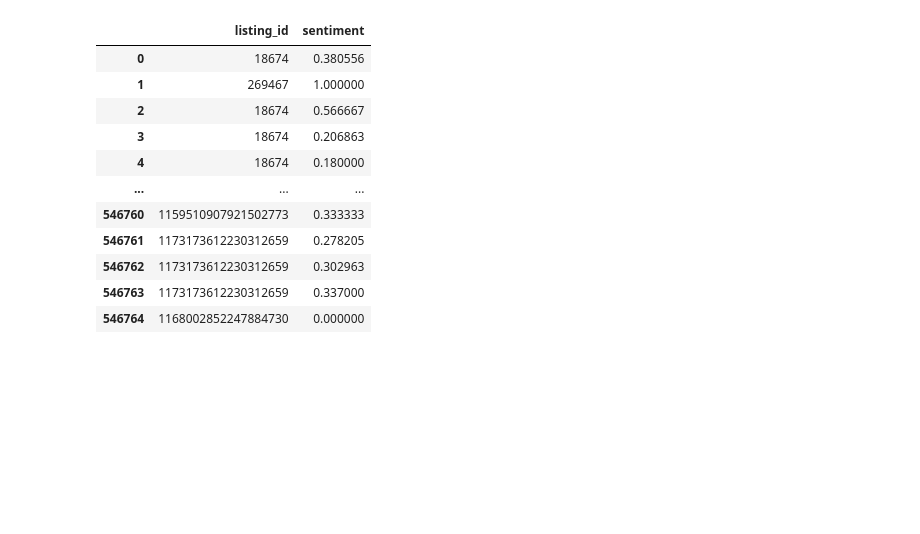
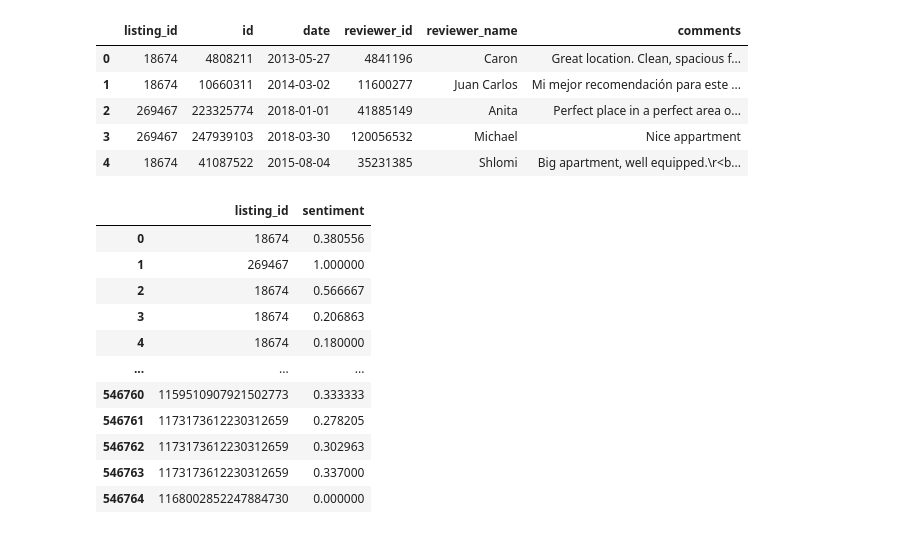
Before and after one commit to christianp12/Data-Driven-Exploration-of-Airbnb-Listings-Price, a Jupyter notebook: reviews preprocessing.ipynb, the cells around one changed output. Cells and saved outputs as stored; diff of their text form; code cells hidden in the pictures; blank space fills up the shorter version.

```diff
--- a/reviews preprocessing.ipynb
+++ b/reviews preprocessing.ipynb
@@ -1,10 +1,19 @@
 # %%
 import pandas as pd
 
 # Set display options to show more rows and columns
-pd.set_option('display.max_columns', None) # Show all columns
+#pd.set_option('display.max_columns', None) # Show all columns
 
 reviews = pd.read_csv('/Users/krys/Desktop/UNIVERSITY/Year 1/Data Mining and Machine Learning/AirBnb datasets/barcelona/reviews.csv')
+
+reviews.head()
+# %% [output]
+|  | listing_id | id | date | reviewer_id | reviewer_name | comments |
+| 0 | 18674 | 4808211 | 2013-05-27 | 4841196 | Caron | Great location. Clean, spacious f... |
+| 1 | 18674 | 10660311 | 2014-03-02 | 11600277 | Juan Carlos | Mi mejor recomendación para este ... |
+| 2 | 269467 | 223325774 | 2018-01-01 | 41885149 | Anita | Perfect place in a perfect area o... |
+| 3 | 269467 | 247939103 | 2018-03-30 | 120056532 | Michael | Nice appartment |
+| 4 | 18674 | 41087522 | 2015-08-04 | 35231385 | Shlomi | Big apartment, well equipped.\r<b... |
 # %%
 columns_to_remove = ['id', 'date', 'reviewer_id', 'reviewer_name']
 reviews = reviews.drop(columns=columns_to_remove)
```
Also changed, not shown: 1 other file.
